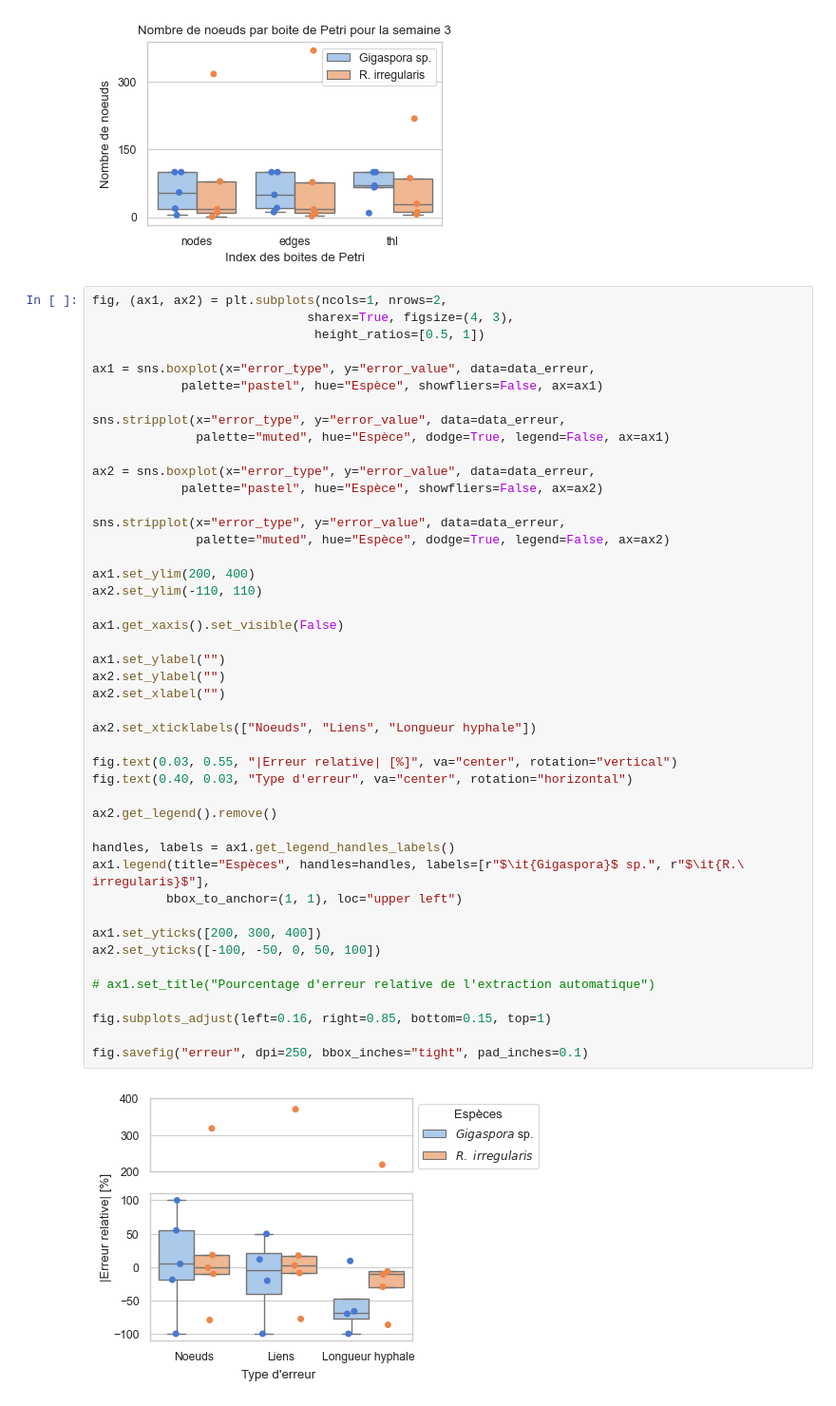
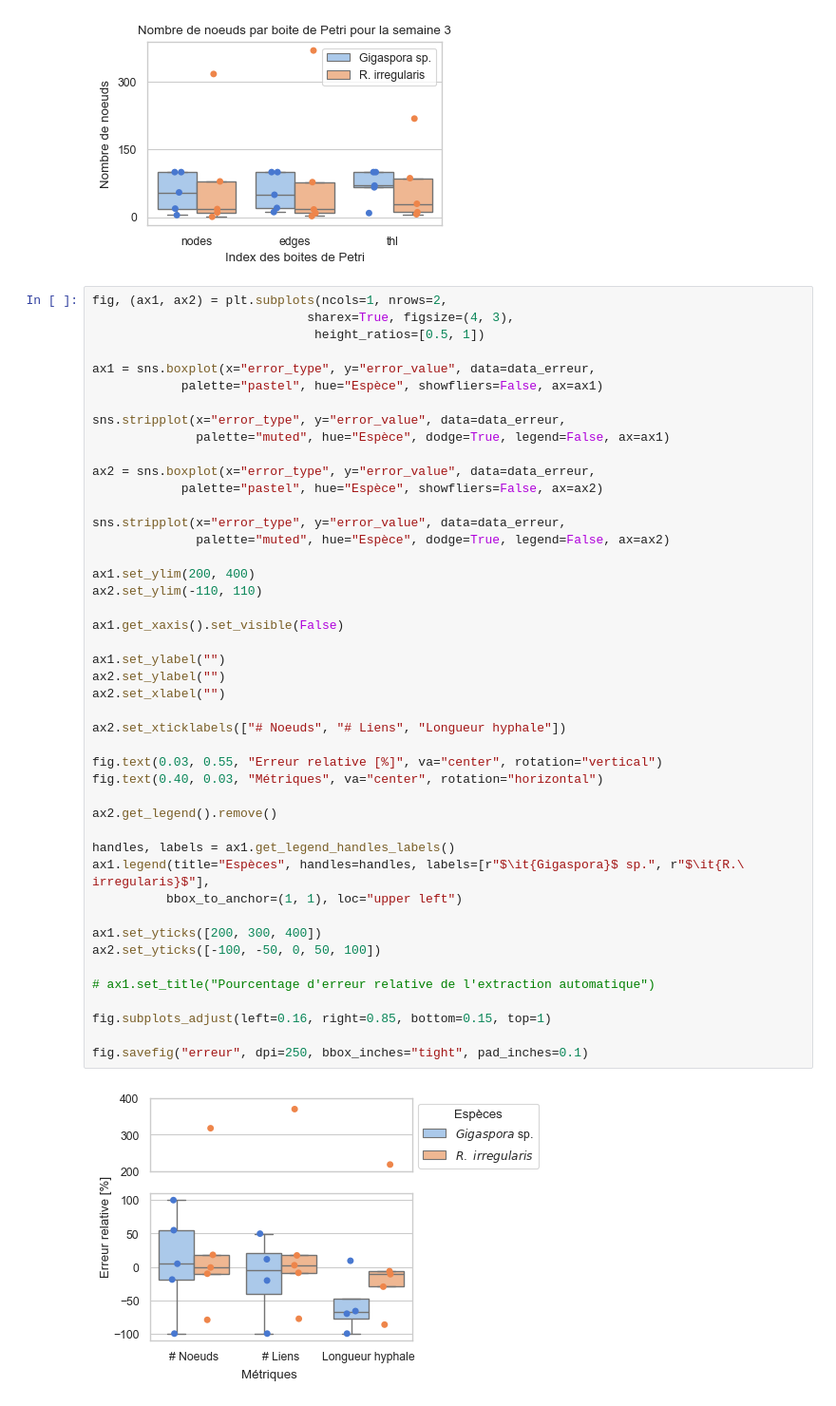
Before and after one commit to ReneeLocr/Masters_thesis, a Jupyter notebook: notebooks/extraction_manuelle.ipynb, the cells around one changed output. Shown: that part at 95% size. Saved outputs shown, nothing was run; the diff lists cells and outputs as text.

```diff
--- a/notebooks/extraction_manuelle.ipynb
+++ b/notebooks/extraction_manuelle.ipynb
@@ -623,34 +1015,34 @@ ax2 = sns.boxplot(x="error_type", y="error_value", data=data_erreur,
 
 sns.stripplot(x="error_type", y="error_value", data=data_erreur,
               palette="muted", hue="Espèce", dodge=True, legend=False, ax=ax2)
 
 ax1.set_ylim(200, 400)
 ax2.set_ylim(-110, 110)
 
 ax1.get_xaxis().set_visible(False)
 
 ax1.set_ylabel("")
 ax2.set_ylabel("")
 ax2.set_xlabel("")
 
-ax2.set_xticklabels(["Noeuds", "Liens", "Longueur hyphale"])
+ax2.set_xticklabels(["# Noeuds", "# Liens", "Longueur hyphale"])
 
-fig.text(0.03, 0.55, "|Erreur relative| [%]", va="center", rotation="vertical")
-fig.text(0.40, 0.03, "Type d'erreur", va="center", rotation="horizontal")
+fig.text(0.03, 0.55, "Erreur relative [%]", va="center", rotation="vertical")
+fig.text(0.40, 0.03, "Métriques", va="center", rotation="horizontal")
 
 ax2.get_legend().remove()
 
 handles, labels = ax1.get_legend_handles_labels()
 ax1.legend(title="Espèces", handles=handles, labels=[r"$\it{Gigaspora}$ sp.", r"$\it{R.\ irregularis}$"],
           bbox_to_anchor=(1, 1), loc="upper left")
 
 ax1.set_yticks([200, 300, 400])
 ax2.set_yticks([-100, -50, 0, 50, 100])
 
 # ax1.set_title("Pourcentage d'erreur relative de l'extraction automatique")
 
 fig.subplots_adjust(left=0.16, right=0.85, bottom=0.15, top=1)
 
 fig.savefig("erreur", dpi=250, bbox_inches="tight", pad_inches=0.1)
 # %% [output]
-[figure, old version]
+[figure, new version]
```
Also changed, not shown: parts of 31 cells of this notebook, 9 other files.
